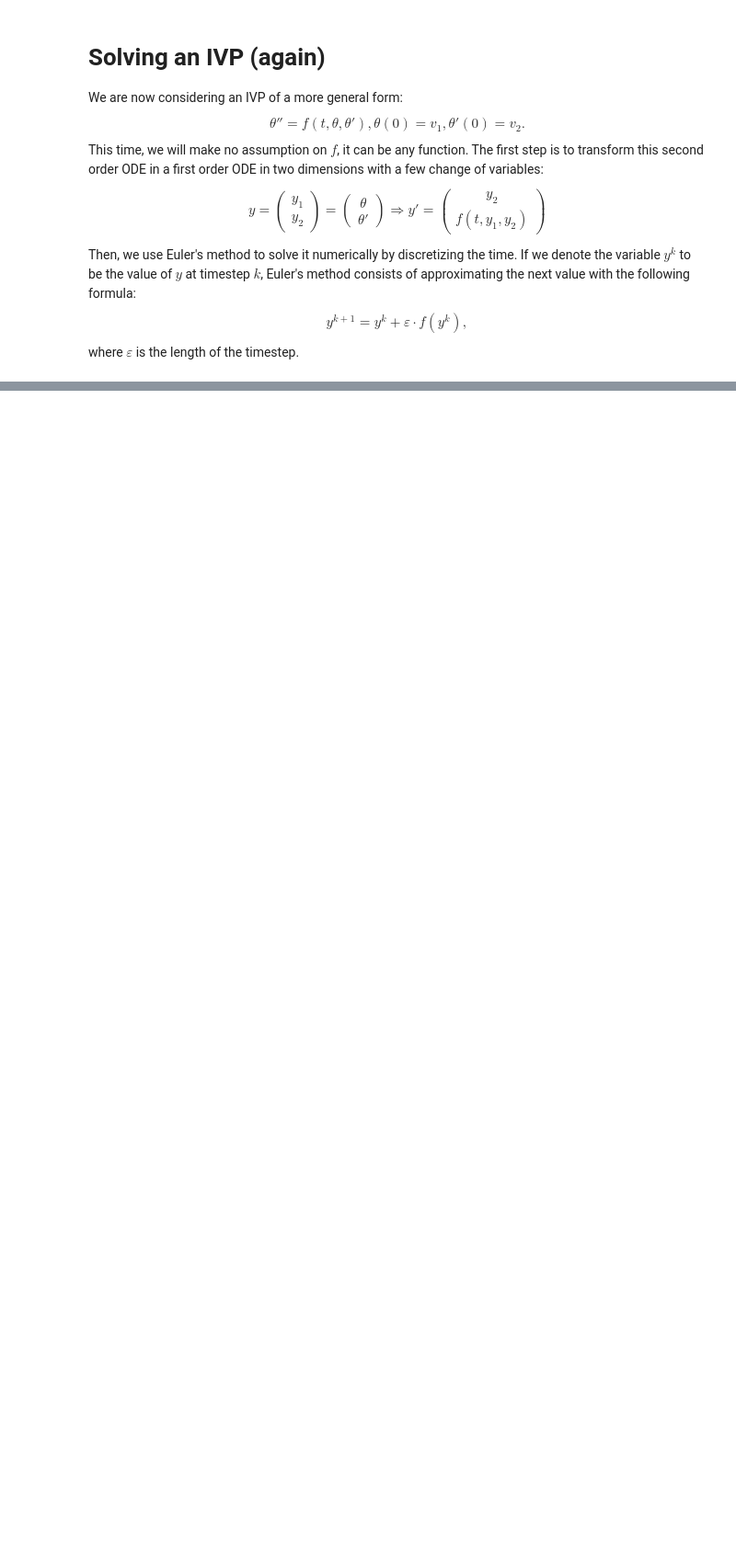
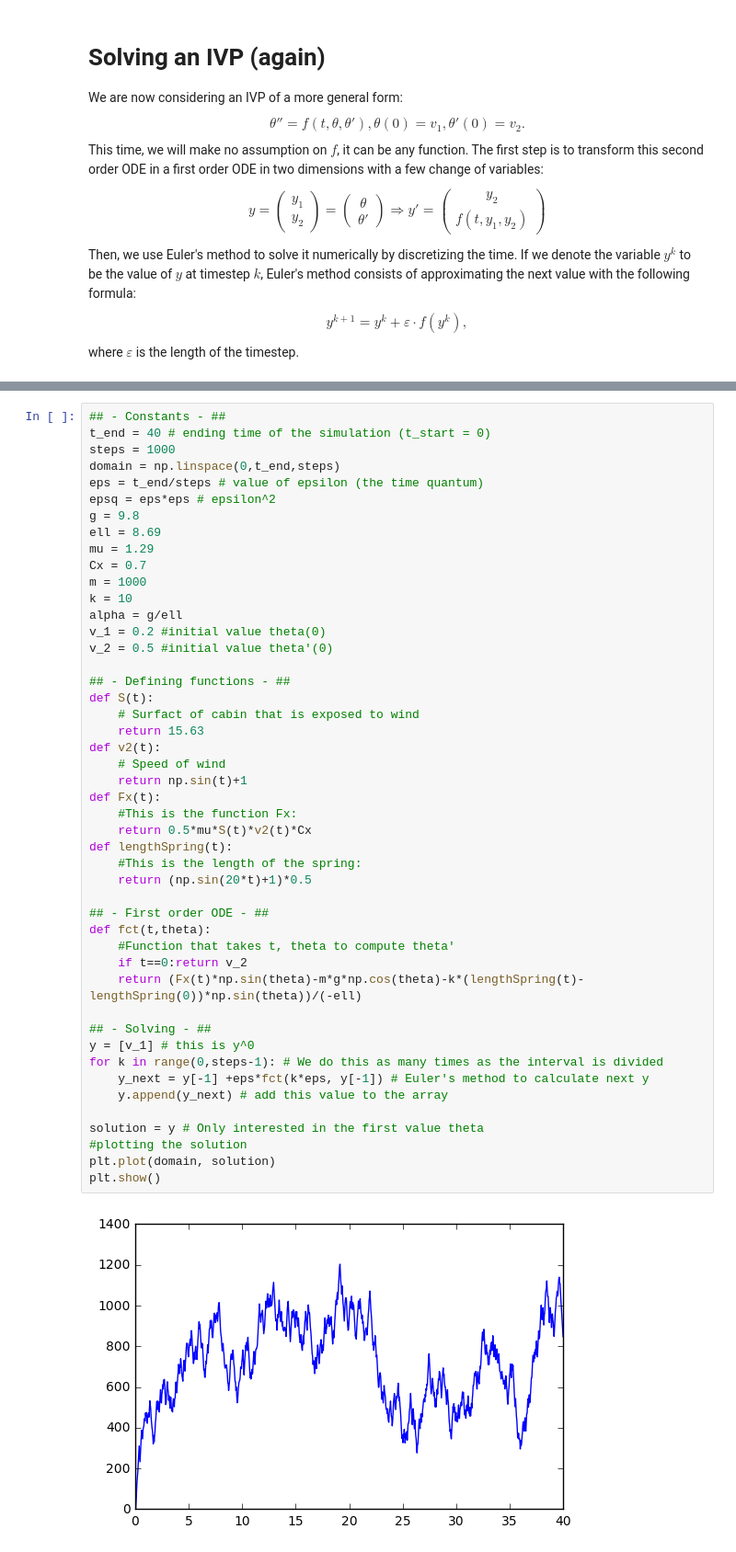
Before and after one commit to ralphS16/SolvingODEs, a Jupyter notebook: ODESolverV2.ipynb, the cells around one changed output, grey strips where cells are left out. Shown at 92% size. Drawn from its saved outputs; the diff is of its cells as text; blank space fills up the shorter version.

```diff
--- a/ODESolverV2.ipynb
+++ b/ODESolverV2.ipynb
@@ -62,0 +62,49 @@ plt.show()
+# %%
+## - Constants - ##
+t_end = 40 # ending time of the simulation (t_start = 0)
+steps = 1000
+domain = np.linspace(0,t_end,steps)
+eps = t_end/steps # value of epsilon (the time quantum)
+epsq = eps*eps # epsilon^2
+g = 9.8
+ell = 8.69
+mu = 1.29
+Cx = 0.7
+m = 1000
+k = 10
+alpha = g/ell
+v_1 = 0.2 #initial value theta(0)
+v_2 = 0.5 #initial value theta'(0)
+
+## - Defining functions - ##
+def S(t):
+    # Surfact of cabin that is exposed to wind
+    return 15.63
+def v2(t):
+    # Speed of wind
+    return np.sin(t)+1
+def Fx(t):
+    #This is the function Fx:
+    return 0.5*mu*S(t)*v2(t)*Cx
+def lengthSpring(t):
+    #This is the length of the spring:
+    return (np.sin(20*t)+1)*0.5
+
+## - First order ODE - ##
+def fct(t,theta):
+    #Function that takes t, theta to compute theta'
+    if t==0:return v_2
+    return (Fx(t)*np.sin(theta)-m*g*np.cos(theta)-k*(lengthSpring(t)-lengthSpring(0))*np.sin(theta))/(-ell)
+
+## - Solving - ##
+y = [v_1] # this is y^0
+for k in range(0,steps-1): # We do this as many times as the interval is divided
+    y_next = y[-1] +eps*fct(k*eps, y[-1]) # Euler's method to calculate next y
+    y.append(y_next) # add this value to the array
+
+solution = y # Only interested in the first value theta
+#plotting the solution
+plt.plot(domain, solution)
+plt.show()
+# %% [output]
+[figure, added]
```
Also changed, not shown: parts of 1 cell of this notebook.
